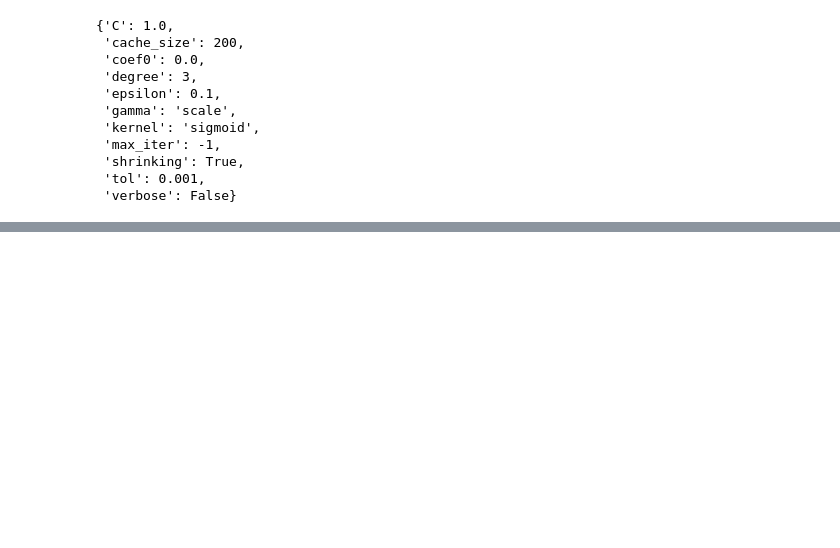
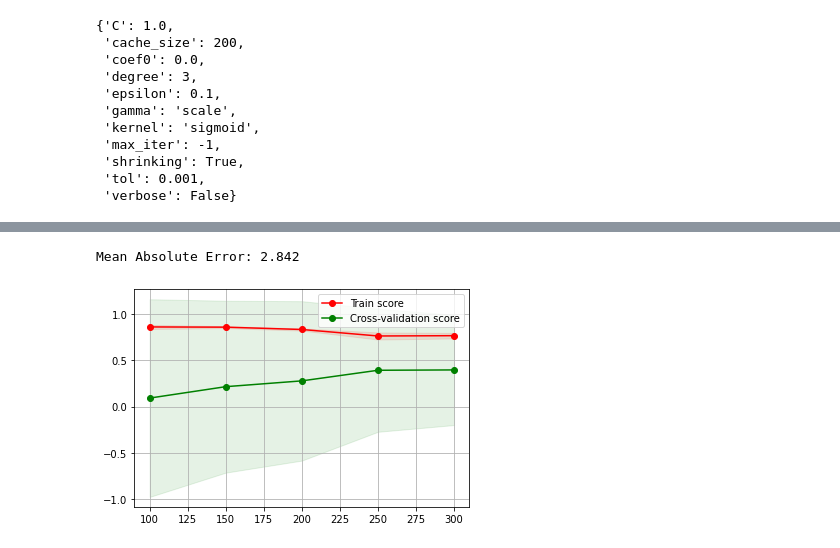
Before and after one commit to MickaWilk/Simplon_Projects, a Jupyter notebook: Exos/Regression 9 Gradient/SVR.ipynb, the cells around one changed output, grey strips where cells are left out. Drawn from its saved outputs; the diff is of its cells as text; code cells hidden in the pictures; blank space fills up the shorter version.

```diff
--- a/Exos/Regression 9 Gradient/SVR.ipynb
+++ b/Exos/Regression 9 Gradient/SVR.ipynb
@@ -220,0 +389,55 @@ ValueError: ignored
+# %%
+import pandas as pd
+import numpy as np
+from sklearn.svm import SVR
+from sklearn.model_selection import train_test_split
+from sklearn.metrics import mean_absolute_error
+from sklearn.pipeline import make_pipeline
+from sklearn.preprocessing import StandardScaler
+import matplotlib.pyplot as plt
+import seaborn as sns
+from sklearn.model_selection import learning_curve
+
+# Charger le jeu de données mpg
+data = sns.load_dataset('mpg').drop_duplicates().dropna()
+
+# Sélectionner les variables explicatives et la variable cible
+X = data[["horsepower", "weight"]]
+y = data["mpg"]
+
+# Diviser les données en un ensemble d'entraînement et un ensemble de test
+X_train, X_test, y_train, y_test = train_test_split(X, y, test_size=0.2, random_state=42)
+
+#Initialize the SVR model
+model = SVR(kernel='rbf', C=1, gamma='scale')
+pipeline = make_pipeline(StandardScaler(), model)
+
+# Entraîner le modèle sur l'ensemble d'entraînement
+pipeline.fit(X_train, y_train)
+
+# Évaluer le modèle sur l'ensemble de test
+y_pred = pipeline.predict(X_test)
+mae = mean_absolute_error(y_test, y_pred)
+print(f'Mean Absolute Error: {mae:.3f}')
+
+# Learning Curve
+train_sizes, train_scores, test_scores = learning_curve(pipeline, X, y, n_jobs=-1, train_sizes=[100,150,200,250,300])
+train_scores_mean = np.mean(train_scores, axis=1)
+train_scores_std = np.std(train_scores, axis=1)
+test_scores_mean = np.mean(test_scores, axis=1)
+test_scores_std = np.std(test_scores, axis=1)
+plt.grid()
+
+plt.fill_between(train_sizes, train_scores_mean - train_scores_std,
+                 train_scores_mean + train_scores_std, alpha=0.1,
+                 color="r")
+plt.fill_between(train_sizes, test_scores_mean - test_scores_std,
+                 test_scores_mean + test_scores_std, alpha=0.1, color="g")
+plt.plot(train_sizes, train_scores_mean, 'o-',color="r", label="Train score")
+plt.plot(train_sizes, test_scores_mean, 'o-', color="g",
+label="Cross-validation score")
+plt.legend(loc="best")
+plt.show()
+# %% [output]
+Mean Absolute Error: 2.842
+[figure, added]
```
Also changed, not shown: parts of 21 cells of this notebook, 2 other files.
